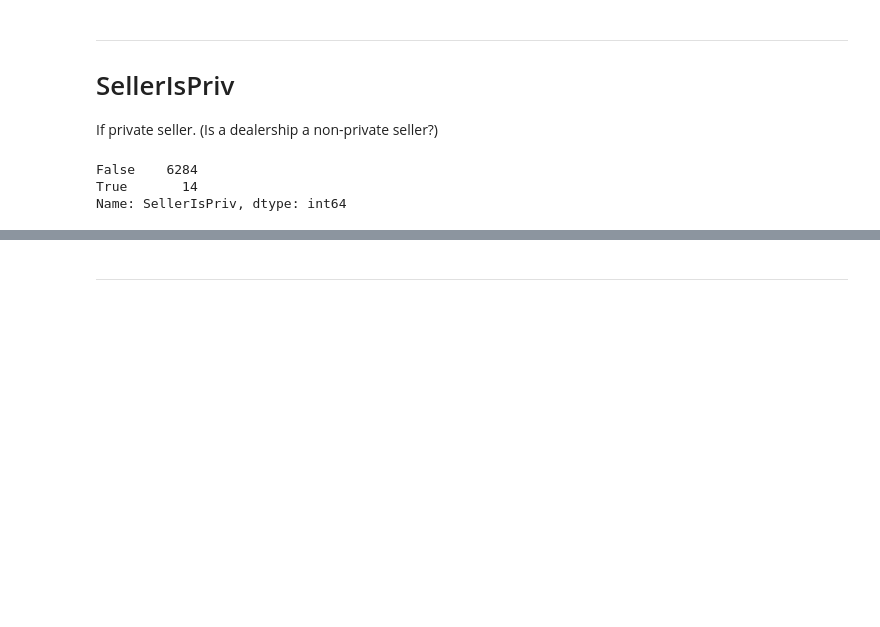
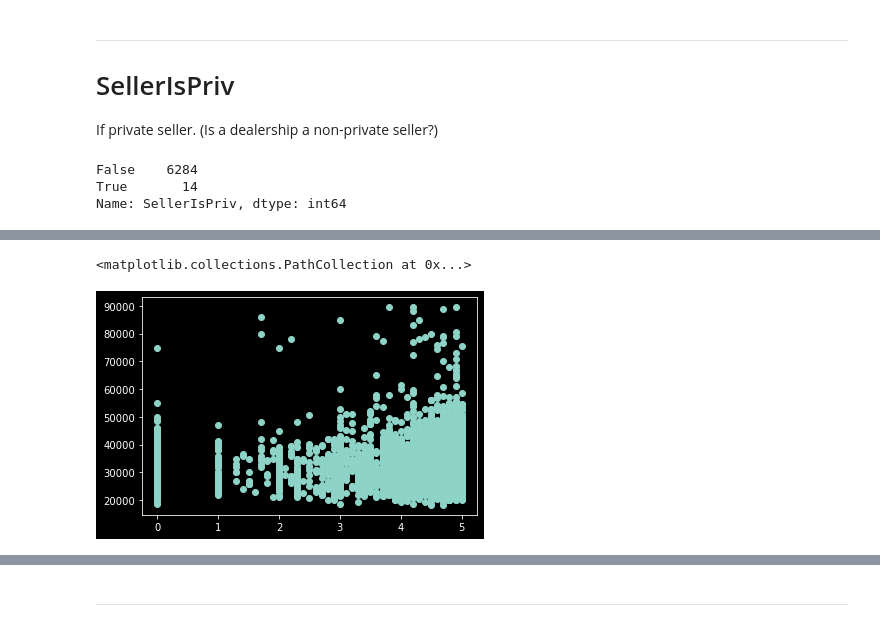
Before and after one commit to dtersegno/boeingds, a Jupyter notebook: notebooks/1_EDA.ipynb, the cells around one changed output, grey strips where cells are left out. Cells and saved outputs as stored; diff of their text form; code cells hidden in the pictures; blank space fills up the shorter version.

```diff
--- a/notebooks/1_EDA.ipynb
+++ b/notebooks/1_EDA.ipynb
@@ -145,0 +184,9 @@ traindf.loc[traindf['SellerListSrc'].isna()]
+# %%
+#Seller rating with avg sales price isn't directly correlated
+plt.scatter(
+    traindf.SellerRating,
+    traindf['Dealer_Listing_Price']
+)
+# %% [output]
+<matplotlib.collections.PathCollection at 0x...>
+[figure, added]
```
Also changed, not shown: parts of 20 cells of this notebook.
